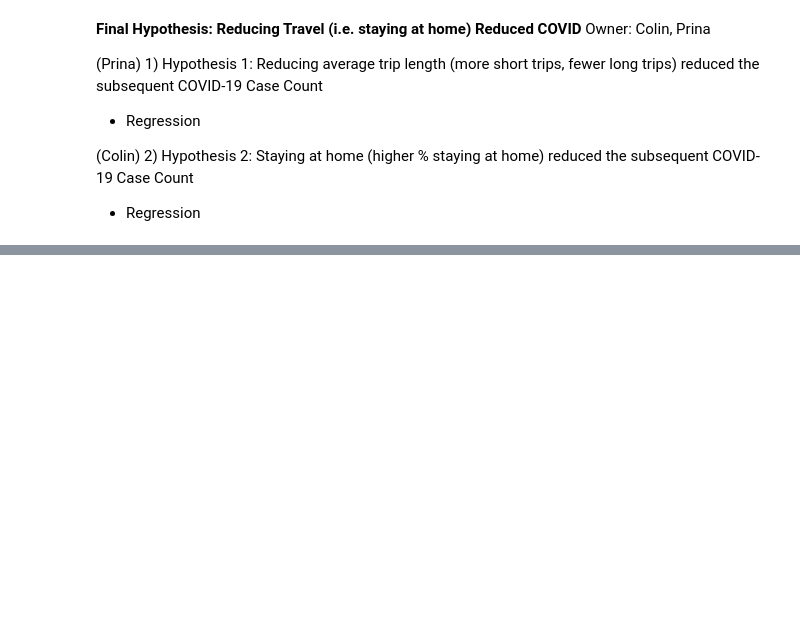
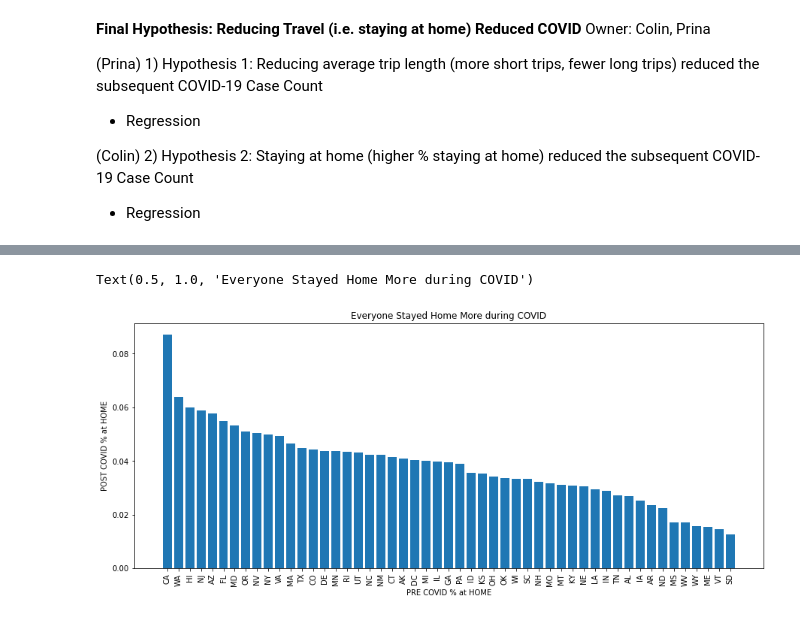
Before and after one commit to colinscampbell/project-1, a Jupyter notebook: analysis/colin.ipynb, the cells around one changed output, grey strips where cells are left out. Saved outputs shown, nothing was run; the diff lists cells and outputs as text; code cells hidden in the pictures; blank space fills up the shorter version.

```diff
--- a/analysis/colin.ipynb
+++ b/analysis/colin.ipynb
@@ -86,0 +58,17 @@ Name: Date, Length: 4590, dtype: datetime64[ns]
+# %%
+delta = pre_covid_avg["%HOME"] - post_covid_avg["%HOME"]
+delta = delta.sort_values(ascending=True)
+infections = post_covid_avg[]
+
+y=-delta
+x=delta.index
+
+plt.figure(figsize=(15,6))
+plt.bar(x,y)
+plt.xticks(rotation=90)
+plt.xlabel("PRE COVID % at HOME")
+plt.ylabel("POST COVID % at HOME")
+plt.title("Everyone Stayed Home More during COVID")
+# %% [output]
+Text(0.5, 1.0, 'Everyone Stayed Home More during COVID')
+[figure, added]
```
Also changed, not shown: parts of 6 cells of this notebook.
